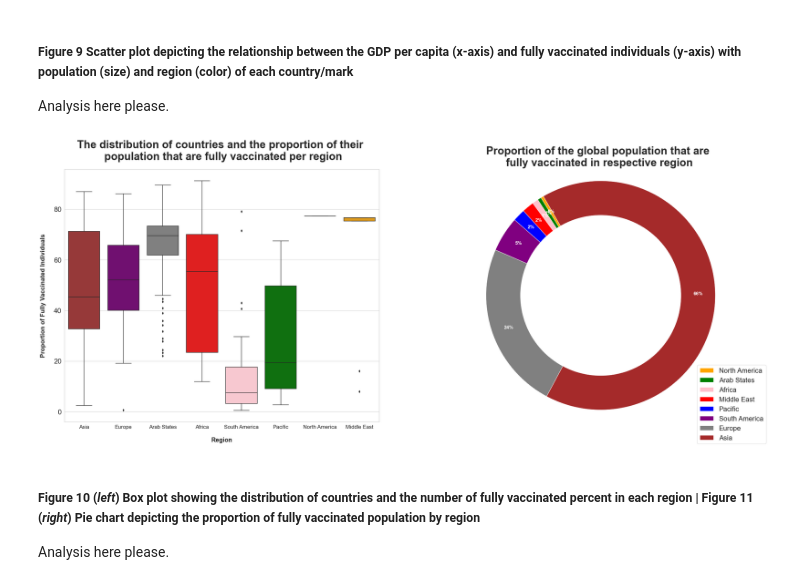
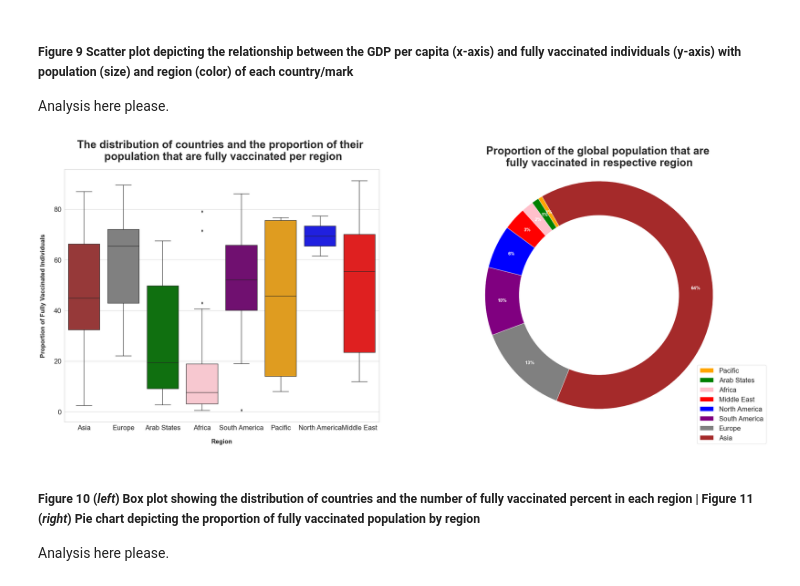
Before and after one commit to RuizLorenzoChavez/DATA100-Finals-COVID-Vaccination-Tracker, a Jupyter notebook: group1-data-storytelling.ipynb, the cells around one changed output. Drawn from its saved outputs; the diff is of its cells as text; code cells hidden in the pictures.

```diff
--- a/group1-data-storytelling.ipynb
+++ b/group1-data-storytelling.ipynb
@@ -470,7 +472,7 @@ new_columns={'Entity':'country',
              'GDP per capita, PPP (constant 2017 international $)':'gdp_per_capita'}
 
 # columns to drop
-columns_to_drop=['Code','Year']
+columns_to_drop=['Year','Code']
 
 renamed_dropped_gdp = (gdp).drop(columns=columns_to_drop).rename(columns=new_columns) # columns dropped and renamed gdp dataset
 renamed_dropped_gdp.head()
@@ -526,7 +528,7 @@ renamed_dropped_population_2020.head()
 new_columns={'Entity':'country','people_fully_vaccinated_per_hundred':'fully_vaccinated_percent'}
 
 # columns to drop
-columns_to_drop=['Code','145609-annotations','Day']
+columns_to_drop=['145609-annotations','Day','Code']
 
 renamed_dropped_fully_vaccinated_individuals = (fully_vaccinated_individuals).drop(columns=columns_to_drop).rename(columns=new_columns) # columns dropped and renamed fully vaccinated individuals dataset
 renamed_dropped_fully_vaccinated_individuals.head()
@@ -754,13 +765,9 @@ We will be merging our cleaned datasets in this section. We will use the inner t
 merge1 = cleaned_political_regimes.merge(cleaned_gdp,how='inner',on='country')  # merging political regime and gdp dataset
 merge2 = merge1.merge(cleaned_human_rights_score,how='inner',on='country')  # merging political regime, gdp, and human rights score dataset
 merge3 = merge2.merge(cleaned_population_2020,how='inner',on='country')  # merging political regime, gdp, human rights score, and population dataset
-merge4 = merge3.merge(cleaned_fully_vaccinated_individuals,how='inner',on='country')  # merging political regime, gdp, human rights score, population, fully vaccinated individuals dataset
 
-
-prime_dataset = cleaned_world_map.merge(merge4,left_on='country',right_on='country',how='inner')  # merging the rest of the datasets with the location dataset
-
-# rearranging the columns of the prime dataset by data type (categorical then numerical) and by variable type (independent then dependent)
-prime_dataset = prime_dataset[['country','political_regime','human_rights_score','gdp_per_capita','population','fully_vaccinated_percent','location']]
+# merging political regime, gdp, human rights score, population, fully vaccinated individuals dataset, creating the PRIME DATASET: the main dataset for the notebook
+prime_dataset = merge3.merge(cleaned_fully_vaccinated_individuals,how='inner',on='country')
 
 display(prime_dataset)
 prime_dataset.info()
@@ -957,7 +965,7 @@ The prime_dataset is now complete and ready to be operationalized. All that rema
 # %%
 # rearranging the columns by data type (categorical first then numerical) and by variable type (independent first then dependent)
 # we also exclude the political regime column in favor of its categorical counterpart
-prime_dataset = prime_dataset[['country','region','regime_type','human_rights_score','gdp_per_capita','population','fully_vaccinated_absolute','fully_vaccinated_percent','location']]
+prime_dataset = prime_dataset[['country','region','regime_type','human_rights_score','gdp_per_capita','population','fully_vaccinated_absolute','fully_vaccinated_percent']]
 prime_dataset
 # %% [output]
 |  | country | region | regime_type | human_rights_score | gdp_per_capita | population | fully_vaccinated_absolute | ... |
@@ -1259,35 +1286,35 @@ fig=plt.figure(figsize=(40,15))
 
 ax_boxplot_population = fig.add_subplot(121)
 
 sns.boxplot(data=prime_dataset,x='region',y='fully_vaccinated_percent',palette=regional_palette) # creates boxplot to show distribution of countries along the fully_vaccinated_percent, sorted by region
 
 # setting details of the elements in the axes
 ax_boxplot_population.set_title('The distribution of countries and the proportion of their \n population that are fully vaccinated per region',fontsize=35,fontdict={'fontweight':'bold'},pad=30)
 ax_boxplot_population.set_ylabel('Proportion of Fully Vaccinated Individuals',labelpad=25,fontweight='bold',fontsize=20)
 ax_boxplot_population.set_xlabel('Region',fontweight='bold',labelpad=25,fontsize=20)
-ax_boxplot_population.set_xticklabels(labels=['Asia','Europe','Arab States','Africa','South America','Pacific','North America','Middle East'],fontdict={'fontsize':17})
+
 
 
 ax_pie_population = fig.add_subplot(122)
 
 # creates a pie chart showing the proportion of fully vaccinated indviduals in each region
 ax_pie_population.pie(x=total_fullyvax_region,autopct='%1.0f%%',textprops=dict(color="white",size=15,weight='bold'),
                       labels=total_fullyvax_region.index,colors=['orange','green','pink','red','blue','purple','grey','brown'],
                       startangle=120,pctdistance=.85)
 ax_pie_population.axis('equal')
 
 # making the donut design by puttin a white circle in the middle of the pie
 centre_circle = plt.Circle((0,0),0.70,fc='white')
 fig = plt.gcf()
 fig.gca().add_artist(centre_circle)
 
 # setting details of the elements in the axes
 ax_pie_population.set_title('Proportion of the global population that are \nfully vaccinated in respective region',fontsize=35,fontdict={'fontweight':'bold'},pad=10)
 ax_pie_population.legend(loc='lower left',bbox_to_anchor=(.8,-.1))
 
 plt.savefig('viz/region-fullyvax-box-pie.png',facecolor='white', transparent=False) # saving the whole figure to use for the presentation
 # %% [output]
-[figure, old version]
+[figure, new version]
 # %% [markdown]
 ##### **Figure 10** (*left*) Box plot showing the distribution of countries and the number of fully vaccinated percent in each region | **Figure 11** (*right*) Pie chart depicting the proportion of fully vaccinated population by region
 Analysis here please.
```
Also changed, not shown: parts of 25 cells of this notebook, 12 other files.
